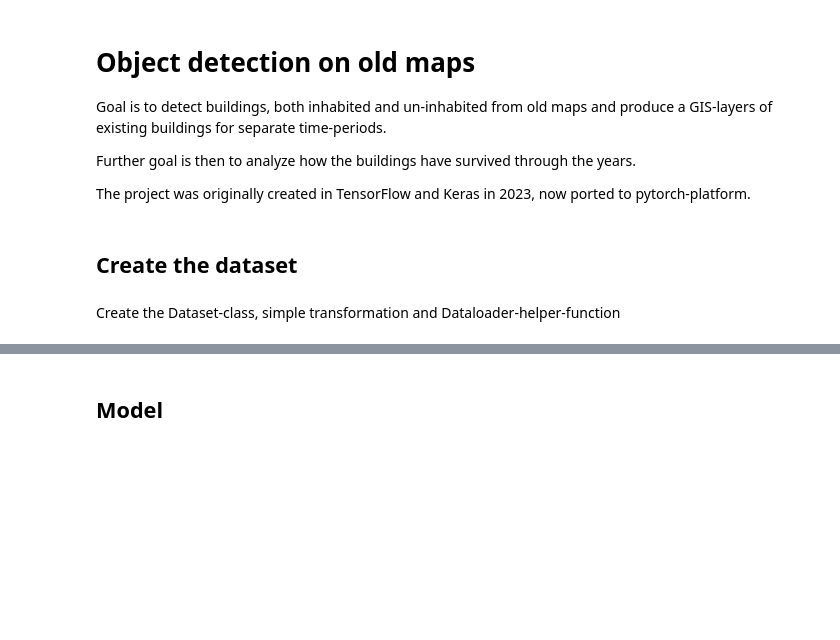
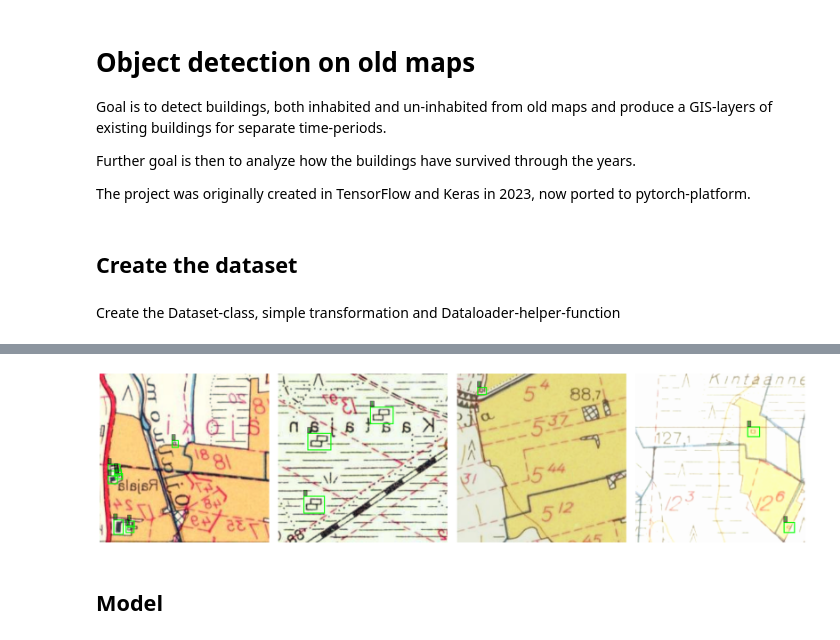
Before and after one commit to jujanen/objects_from_old_maps, a Jupyter notebook: 02_model_train.ipynb, the cells around one changed output, grey strips where cells are left out. Cells and saved outputs as stored; diff of their text form; code cells hidden in the pictures; blank space fills up the shorter version.

```diff
--- a/02_model_train.ipynb
+++ b/02_model_train.ipynb
@@ -21,7 +25,7 @@ Create the Dataset-class, simple transformation and Dataloader-helper-function
 # %%
 class ObjectDetectionDataset(Dataset):
     def __init__(self, csv_file, transform=None):
-        self.base_path = "data/train_256px_extended/" #
+        self.base_path = "data/images_train/" #
         self.annotations = pd.read_csv(csv_file)
         self.transform = transform
 
@@ -65,8 +69,14 @@ class ObjectDetectionDataset(Dataset):
         # Create target:
         target = {"boxes": boxes, "labels": labels}
 
+        # Convert to BoundingBox format to use the box-aware transforms.v2 -library
+        target["boxes"] = BoundingBoxes(target["boxes"],
+                                        format = "XYXY",
+                                        canvas_size=image.size[::1]
+                                        )
+
         if self.transform:
-            image = self.transform(image)
+            image, target = self.transform(image, target)
 
         return image, target
 # %%
@@ -78,7 +90,23 @@ transform = transforms.Compose([
+# %%
+# Trasforms for training; NOTE: ToImage + ToDtype replaces ToTensor
+train_transforms = T.Compose([
+    T.ToImage(),
+    T.ToDtype(torch.float32, scale=True),
+    T.RandomHorizontalFlip(p=0.5),
+    T.RandomVerticalFlip(p=0.5),
+    T.ColorJitter(brightness=0.2, contrast=0.2, saturation=0.1, hue=0.02),
+    T.RandomAutocontrast(p=0.5)
+])
+
+# validation transforms; this only converts images to tensor, no augmentations
+val_transforms = T.Compose([
+    T.ToImage(),
+    T.ToDtype(torch.float32, scale=True),
+])
 # %%
 dataset = ObjectDetectionDataset(
     csv_file="data/train_256px_annotations_extended_cleaned_2026.csv",
-    transform=transform
+    transform=train_transforms
 )
 
 def collate_fn(batch):
@@ -137,7 +120,0 @@ tensor([1, 1, 1, 1, 2])
-# %%
-# Sanity checks
-images, targets = next(iter(dataloader))
-for i, t in enumerate(targets):
-    print(f"Image {i}:")
-    print(" Boxes shape:", t["boxes"].shape)
-    print(" Labels shape:", t["labels"].shape)
@@ -157,3 +218,7 @@ Image 3:
+# %%
+visualize_batch(dataloader, max_images=4)
+# %% [output]
+[figure, added]
 # %% [markdown]
 ## Model
 # %%
```
Also changed, not shown: parts of 23 cells of this notebook, 1 other file.
